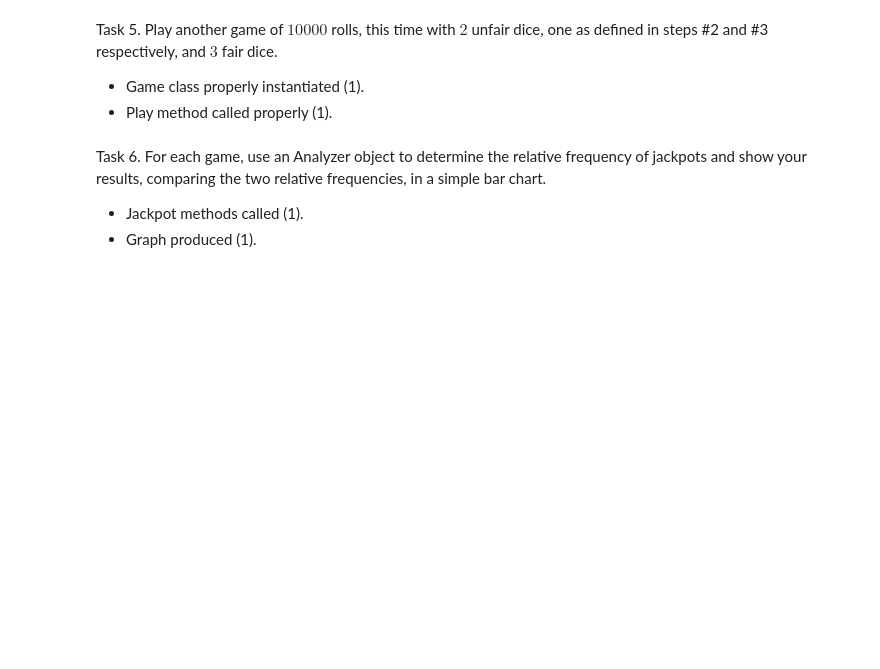
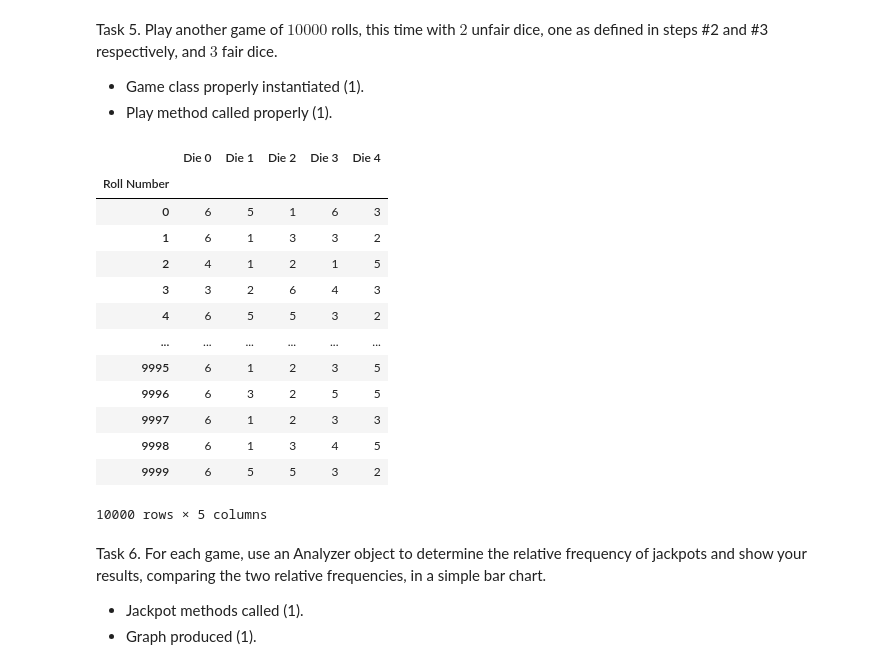
Before and after one commit to 1jamescaldwell/Monte-Carlo-Simulator, a Jupyter notebook: DS51200_FinalProject_ywe4kw.ipynb, the cells around one changed output. Drawn from its saved outputs; the diff is of its cells as text; code cells hidden in the pictures; blank space fills up the shorter version.

```diff
--- a/DS51200_FinalProject_ywe4kw.ipynb
+++ b/DS51200_FinalProject_ywe4kw.ipynb
@@ -260,6 +439,27 @@ Task 5. Play another game of $10000$ rolls, this time with $2$ unfair dice, one
 
 - Game class properly instantiated (1).
 - Play method called properly (1).
+# %%
+my_die_list2 = [my_die1,my_die2,my_die3,my_die3,my_die3]
+my_game2 = Game(my_die_list2)
+my_game2.play(10000)
+
+my_game2.show_results()
+# %% [output]
+|  | Die 0 | Die 1 | Die 2 | Die 3 | Die 4 |
+| Roll Number |  |  |  |  |  |
+| 0 | 6 | 5 | 1 | 6 | 3 |
+| 1 | 6 | 1 | 3 | 3 | 2 |
+| 2 | 4 | 1 | 2 | 1 | 5 |
+| 3 | 3 | 2 | 6 | 4 | 3 |
+| 4 | 6 | 5 | 5 | 3 | 2 |
+| ... | ... | ... | ... | ... | ... |
+| 9995 | 6 | 1 | 2 | 3 | 5 |
+| 9996 | 6 | 3 | 2 | 5 | 5 |
+| 9997 | 6 | 1 | 2 | 3 | 3 |
+| 9998 | 6 | 1 | 3 | 4 | 5 |
+| 9999 | 6 | 5 | 5 | 3 | 2 |
+10000 rows × 5 columns
 # %% [markdown]
 Task 6. For each game, use an Analyzer object to determine the relative frequency of jackpots and show your results, comparing the two relative frequencies, in a simple bar chart.
 
```
Also changed, not shown: parts of 18 cells of this notebook.
